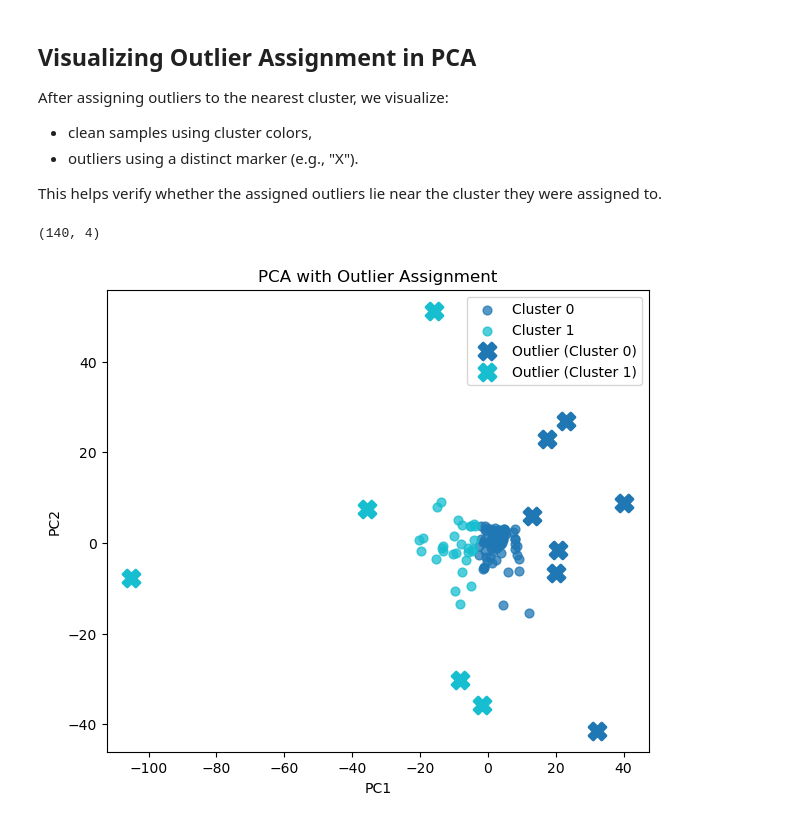
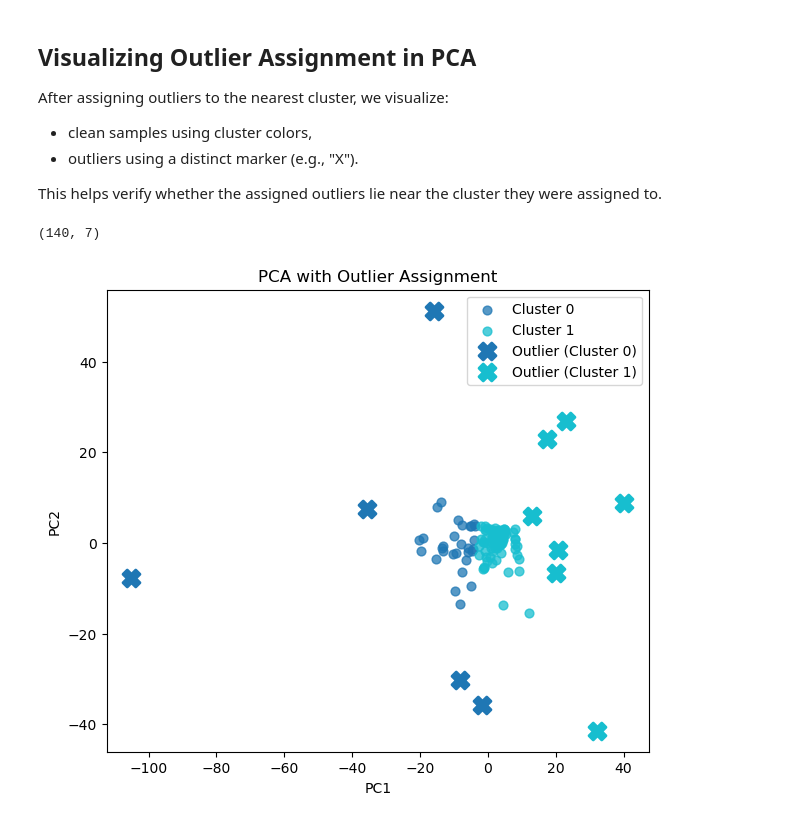
Before and after one commit to Schoggi-Mimi/omics_2025, a Jupyter notebook: playground_Ke.ipynb, the cells around one changed output. Cells and saved outputs as stored; diff of their text form; code cells hidden in the pictures.

```diff
--- a/playground_Ke.ipynb
+++ b/playground_Ke.ipynb
@@ -447,7 +464,7 @@ Selecting n_PC therefore matters primarily for clustering stability, not for sha
 Outliers are assigned to the nearest PCA-space centroid.
 # %%
 best_k = 2
-n_pc = 2
+n_pc = 5
 X_pca = pca_df.iloc[:, :n_pc]
 labels = kmeans_cluster(X_pca, n_clusters=best_k)
 # %%
@@ -483,10 +509,13 @@ pca_out_proj["is_outlier"] = True
 pca_all = pd.concat([pca_clean, pca_out_proj], axis=0)
 pca_all.shape
 # %% [output]
-(140, 4)
+(140, 7)
 # %%
 import matplotlib.pyplot as plt
 import numpy as np
+
+pca_all_with_id = pca_all.copy()      # keep Patient_ID
+pca_all_with_id.index.name = "Patient_ID"
 
 # Build a combined PCA dataframe
 pca_all = pd.DataFrame(np.vstack([X_pca.values, pca_out.values]))
@@ -499,31 +528,31 @@ unique_clusters = np.unique(final_labels)
 # define color map for clusters
 colors = plt.cm.tab10(np.linspace(0, 1, len(unique_clusters)))
 
 # plot clean samples (circles)
 for idx, c in enumerate(unique_clusters):
     sub = pca_all[(pca_all["label"] == c) & (pca_all["is_outlier"] == 0)]
     plt.scatter(
         sub.iloc[:,0], sub.iloc[:,1],
         color=colors[idx],
         s=40, alpha=0.75,
         label=f"Cluster {c}"
     )
 
 # plot outliers (X markers) with SAME color as their cluster
 for idx, c in enumerate(unique_clusters):
     sub = pca_all[(pca_all["label"] == c) & (pca_all["is_outlier"] == 1)]
     plt.scatter(
         sub.iloc[:,0], sub.iloc[:,1],
         color=colors[idx],       # <-- same color!
         # edgecolors="grey",
         marker='X', s=150, linewidths=2,
         label=f"Outlier (Cluster {c})"
     )
 
 plt.xlabel("PC1")
 plt.ylabel("PC2")
 plt.title("PCA with Outlier Assignment")
 plt.legend()
 plt.show()
 # %% [output]
-[figure, old version]
+[figure, new version]
```
Also changed, not shown: parts of 11 cells of this notebook, 1 other file.
